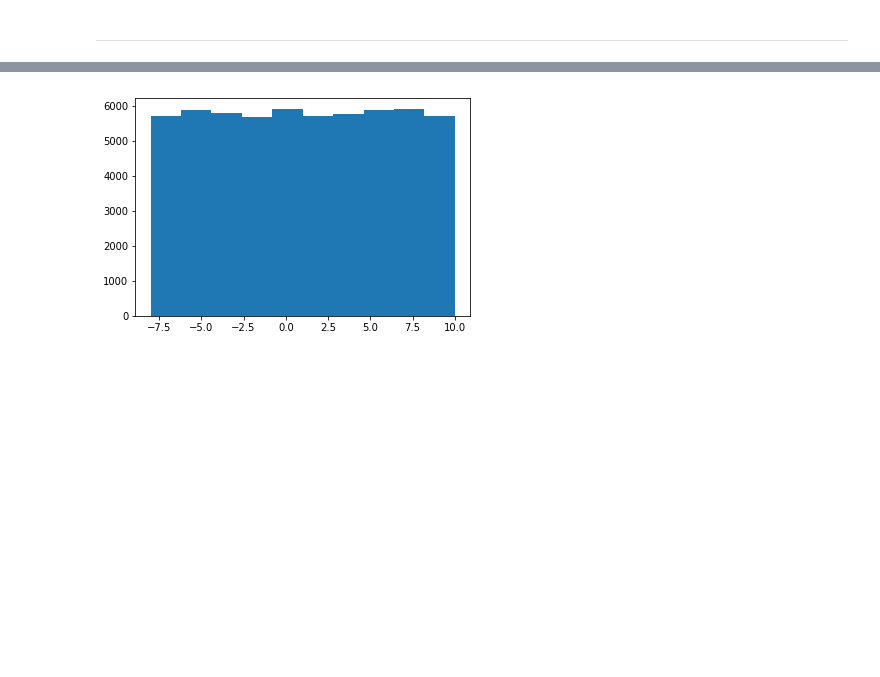
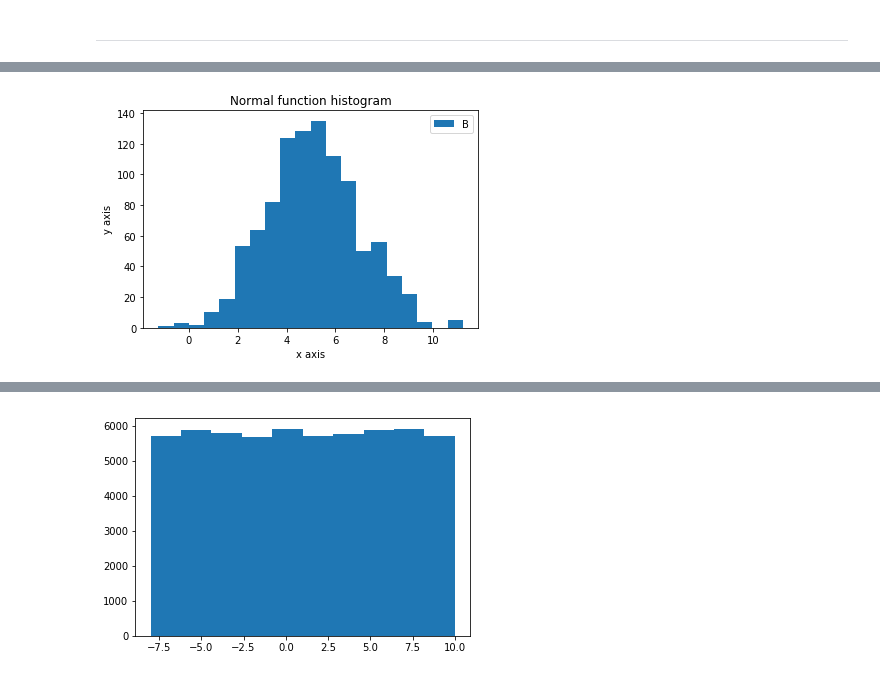
Before and after one commit to vwalsh86/Prog-for-DA-Practical-Work, a Jupyter notebook: numpy-random.ipynb, the cells around one changed output, grey strips where cells are left out. Cells and saved outputs as stored; diff of their text form; code cells hidden in the pictures; blank space fills up the shorter version.

```diff
--- a/numpy-random.ipynb
+++ b/numpy-random.ipynb
@@ -219,0 +337,10 @@ array([-1.87010976, -5.84517412,  8.20091125, ..., -5.59735018,
+# %%
+o = np.random.normal(5.0, 2.0, 1000)
+plt.hist(o, bins=20)
+plt.title("Normal function histogram")
+plt.xlabel("x axis")
+plt.ylabel("y axis")
+plt.legend("B")
+plt.show()
+# %% [output]
+[figure, added]
```
Also changed, not shown: parts of 46 cells of this notebook.
